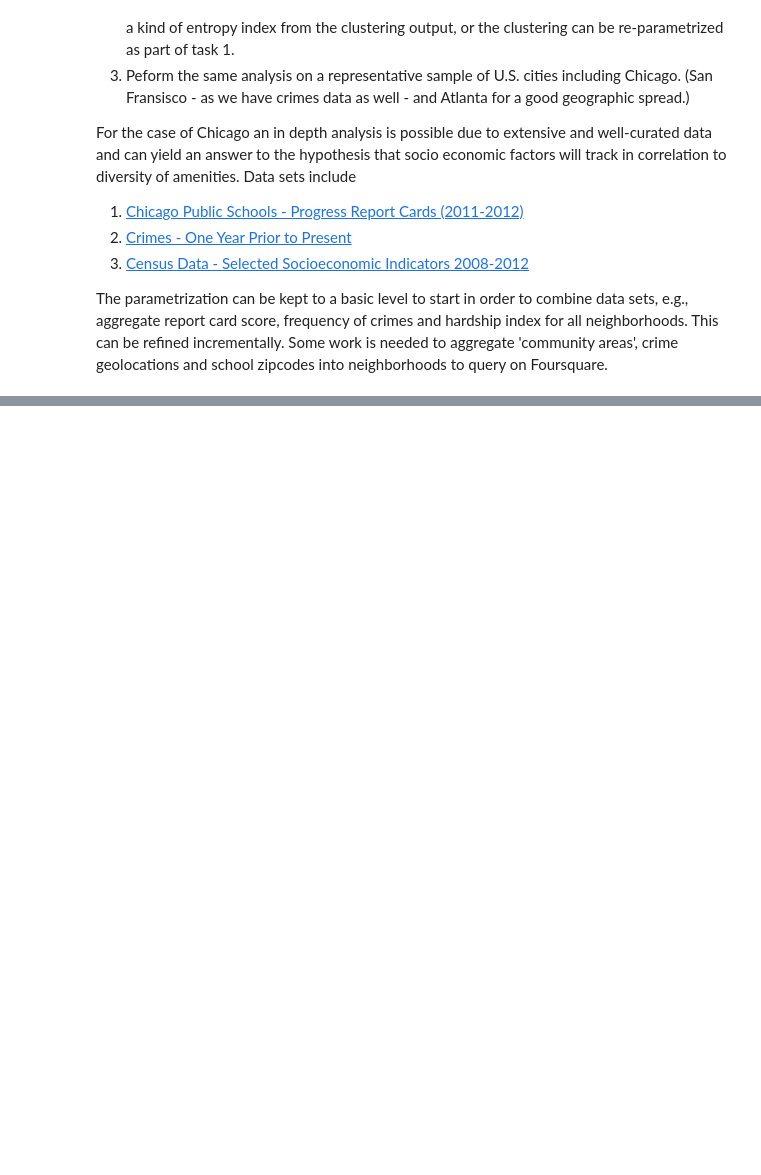
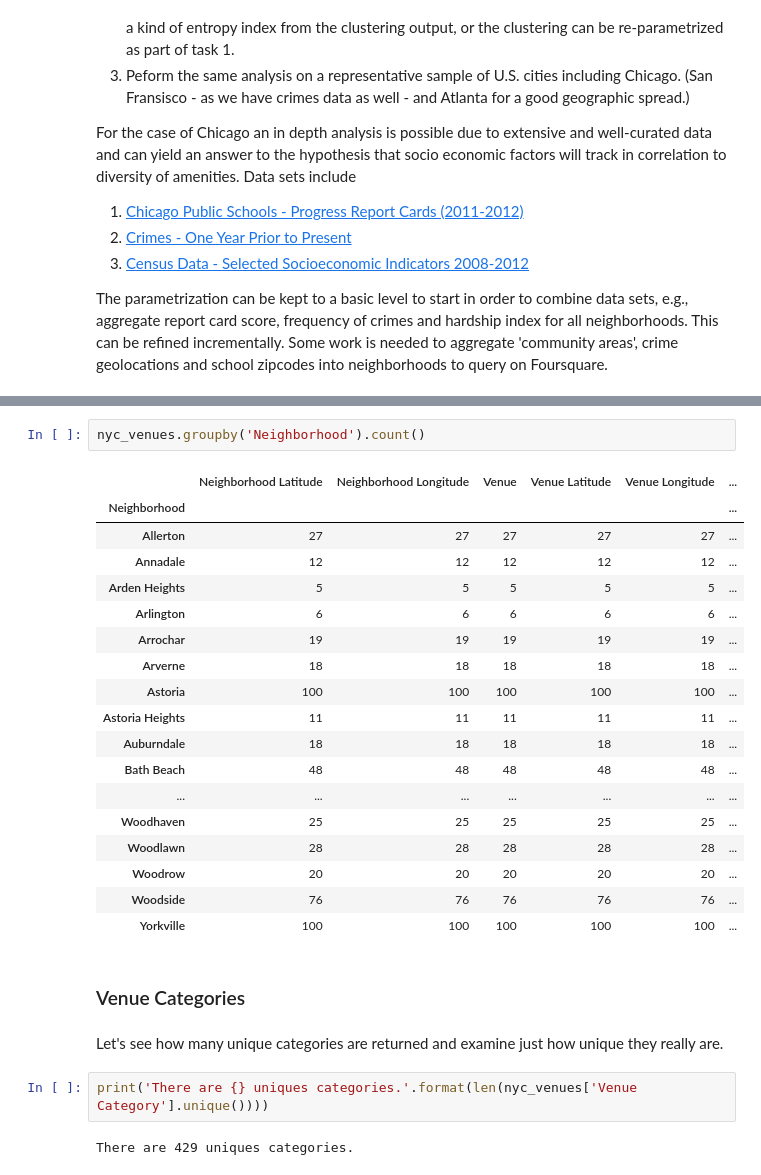
Before and after one commit to NasruddinNazerali/Coursera_Capstone, a Jupyter notebook: MoreOfTheSame.ipynb, the cells around one changed output, grey strips where cells are left out. Cells and saved outputs as stored; diff of their text form; blank space fills up the shorter version.

```diff
--- a/MoreOfTheSame.ipynb
+++ b/MoreOfTheSame.ipynb
@@ -32,0 +231,29 @@ The parametrization can be kept to a basic level to start in order to combine da
+# %%
+nyc_venues.groupby('Neighborhood').count()
+# %% [output]
+|  | Neighborhood Latitude | Neighborhood Longitude | Venue | Venue Latitude | Venue Longitude | ... |
+| Neighborhood |  |  |  |  |  | ... |
+| Allerton | 27 | 27 | 27 | 27 | 27 | ... |
+| Annadale | 12 | 12 | 12 | 12 | 12 | ... |
+| Arden Heights | 5 | 5 | 5 | 5 | 5 | ... |
+| Arlington | 6 | 6 | 6 | 6 | 6 | ... |
+| Arrochar | 19 | 19 | 19 | 19 | 19 | ... |
+| Arverne | 18 | 18 | 18 | 18 | 18 | ... |
+| Astoria | 100 | 100 | 100 | 100 | 100 | ... |
+| Astoria Heights | 11 | 11 | 11 | 11 | 11 | ... |
+| Auburndale | 18 | 18 | 18 | 18 | 18 | ... |
+| Bath Beach | 48 | 48 | 48 | 48 | 48 | ... |
+| ... | ... | ... | ... | ... | ... | ... |
+| Woodhaven | 25 | 25 | 25 | 25 | 25 | ... |
+| Woodlawn | 28 | 28 | 28 | 28 | 28 | ... |
+| Woodrow | 20 | 20 | 20 | 20 | 20 | ... |
+| Woodside | 76 | 76 | 76 | 76 | 76 | ... |
+| Yorkville | 100 | 100 | 100 | 100 | 100 | ... |
+# %% [markdown]
+### Venue Categories
+# %% [markdown]
+Let's see how many unique categories are returned and examine just how unique they really are.
+# %%
+print('There are {} uniques categories.'.format(len(nyc_venues['Venue Category'].unique())))
+# %% [output]
+There are 429 uniques categories.
```
Also changed, not shown: parts of 194 cells of this notebook.
